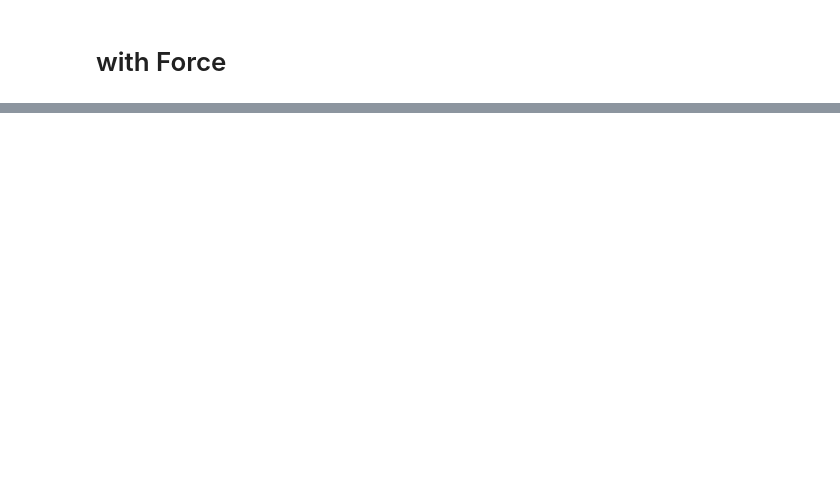
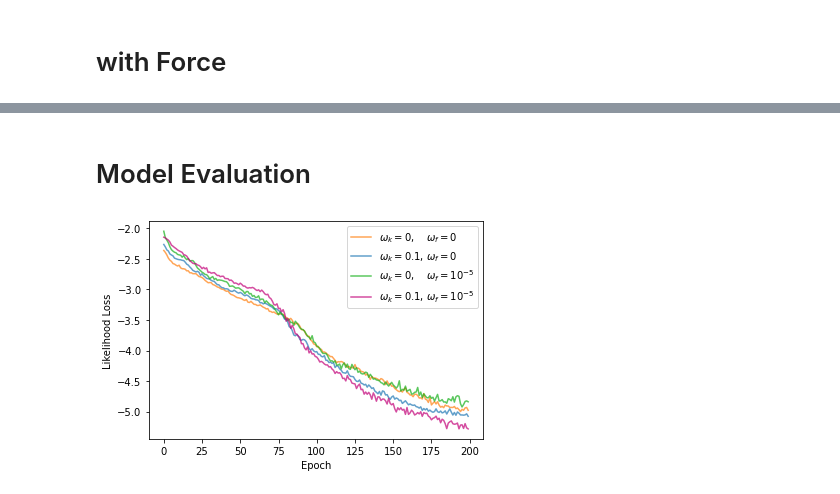
Before and after one commit to madjax-hep/madjax, a Jupyter notebook: examples/compare_smoothNF_ee_tt_bqq_bqq.ipynb, the cells around one changed output, grey strips where cells are left out. Cells and saved outputs as stored; diff of their text form; code cells hidden in the pictures; blank space fills up the shorter version.

Commit message:
updte NF comp

```diff
--- a/examples/compare_smoothNF_ee_tt_bqq_bqq.ipynb
+++ b/examples/compare_smoothNF_ee_tt_bqq_bqq.ipynb
@@ -577,0 +1104,30 @@ elapsed time 258.53434091099916
+# %% [markdown]
+# Model Evaluation
+# %%
+all_params1, all_losses1 = pickle.load( open( "results_comp_smoothNF/model1_wk0.1_wf0_results.pkl", "rb" ) )
+all_params2, all_losses2 = pickle.load( open( "results_comp_smoothNF/model2_wk0_wf0_results.pkl", "rb" ) )
+all_params3, all_losses3 = pickle.load( open( "results_comp_smoothNF/model3_wk0_wf1Em6_results.pkl", "rb" ) )
+all_params4, all_losses4 = pickle.load( open( "results_comp_smoothNF/model4_wk0.1_wf1Em6_results.pkl", "rb" ) )
+# %%
+ns=12
+ne=212
+alpha=0.1
+x_epoch = jnp.array([range(ne-ns)]).squeeze()
+
+m1_fkl = jnp.array(all_losses1)[ns:ne,1]
+m2_fkl = jnp.array(all_losses2)[ns:ne,1]
+m3_fkl = jnp.array(all_losses3)[ns:ne,1]
+m4_fkl = jnp.array(all_losses4)[ns:ne,1]
+
+plt.figure(figsize=(6, 4))
+plt.plot(x_epoch, m2_fkl, '-', c='#ff7f0e', alpha=0.7, label=r'$\omega_k=0$,    $\omega_f=0$')
+plt.plot(x_epoch, m1_fkl, '-', c='#1f77b4', alpha=0.7, label=r'$\omega_k=0.1$, $\omega_f=0$')
+plt.plot(x_epoch, m3_fkl, '-', c='#15b01a', alpha=0.7, label=r'$\omega_k=0$,    $\omega_f=10^{-5}$')
+plt.plot(x_epoch, m4_fkl, '-', c='#c20078', alpha=0.7, label=r'$\omega_k=0.1$, $\omega_f=10^{-5}$')
+plt.xlabel("Epoch")
+plt.ylabel("Likelihood Loss")
+plt.legend()
+#plt.show()
+plt.savefig('flow_likelihood.pdf')
+# %% [output]
+[figure, added]
```
Also changed, not shown: parts of 51 cells of this notebook.
